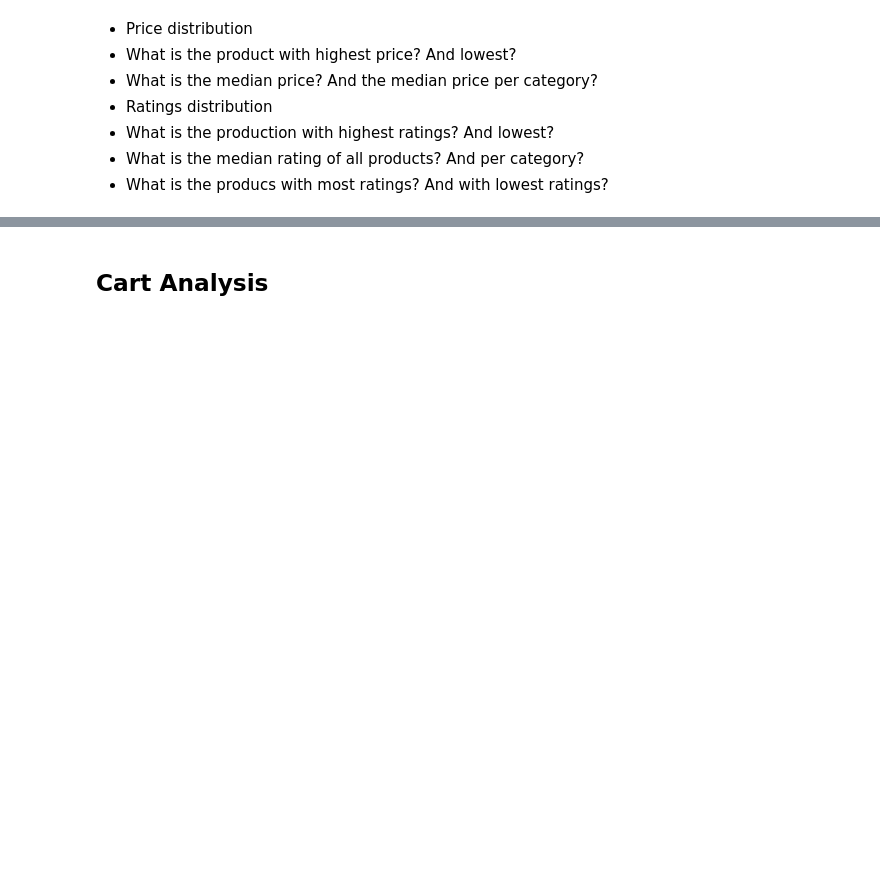
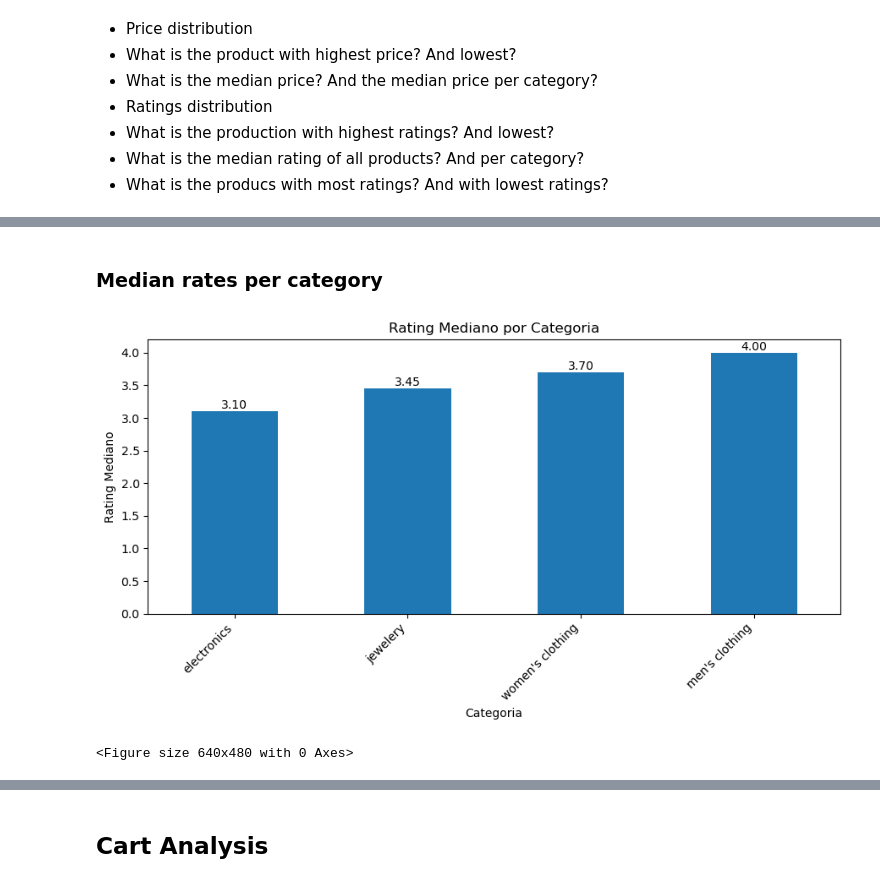
Before and after one commit to joaomj/api_data_analysis, a Jupyter notebook: notebook_eda.ipynb, the cells around one changed output, grey strips where cells are left out. Saved outputs shown, nothing was run; the diff lists cells and outputs as text; code cells hidden in the pictures; blank space fills up the shorter version.

```diff
--- a/notebook_eda.ipynb
+++ b/notebook_eda.ipynb
@@ -505,0 +626,24 @@ Index(['id', 'title', 'price', 'description', 'category', 'image',
+# %% [markdown]
+### Median rates per category
+# %%
+# Calculando a mediana dos ratings por categoria
+median_rating_by_category = df_products.groupby('category')['avg_rating'].median().sort_values()
+
+# Criando o gráfico de barras
+plt.figure(figsize=(9, 5))
+ax = median_rating_by_category.plot(kind='bar')
+plt.title('Rating Mediano por Categoria')
+plt.xlabel('Categoria')
+plt.ylabel('Rating Mediano')
+plt.xticks(rotation=45, ha='right')
+
+# Adicionando os valores medianos acima de cada barra
+for index, value in enumerate(median_rating_by_category):
+    ax.text(index, value, f'{value:.2f}', ha='center', va='bottom')
+
+plt.tight_layout()
+plt.show()
+plt.savefig('img/median_ratings_per_category.png')
+# %% [output]
+[figure, added]
+<Figure size 640x480 with 0 Axes>
```
Also changed, not shown: parts of 18 cells of this notebook.
